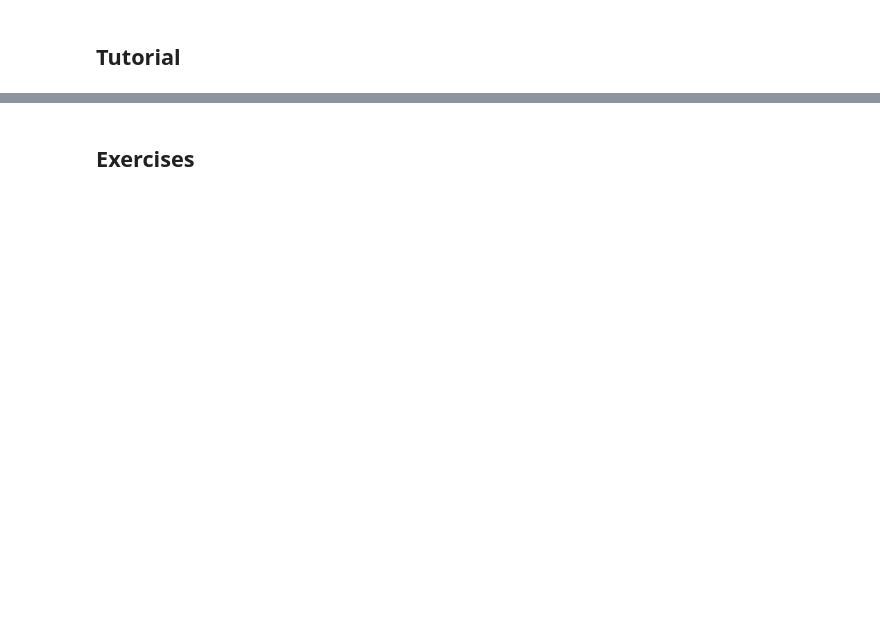
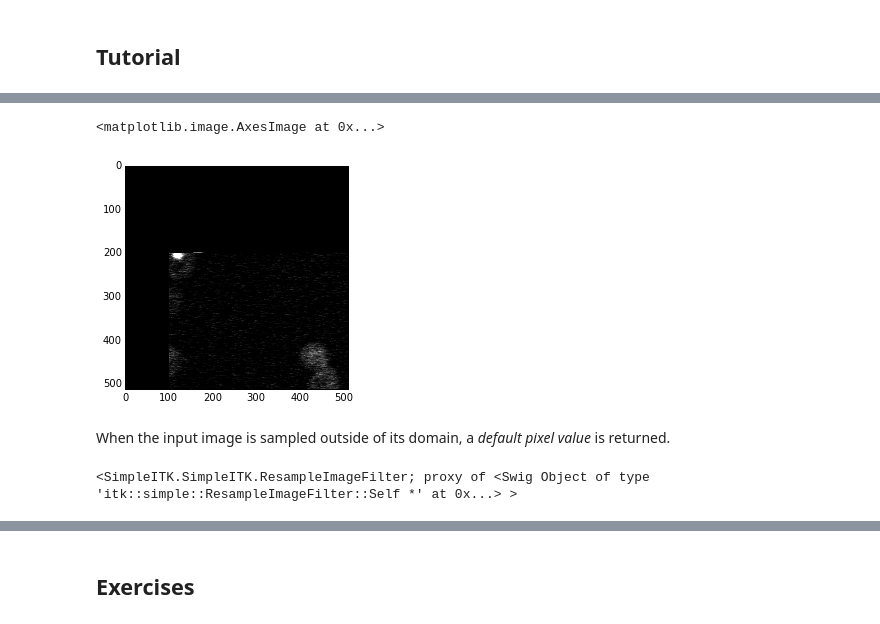
Before and after one commit to InsightSoftwareConsortium/SimpleITKWorkshopImageJ2015, a Jupyter notebook: 4_Resampling_Images.ipynb, the cells around one changed output, grey strips where cells are left out. Saved outputs shown, nothing was run; the diff lists cells and outputs as text; code cells hidden in the pictures; blank space fills up the shorter version.

```diff
--- a/4_Resampling_Images.ipynb
+++ b/4_Resampling_Images.ipynb
@@ -46,0 +115,12 @@ For each pixel in the output image:
+# %%
+resampled_image = resampler.Execute(input_image)
+plt.imshow(sitk.GetArrayFromImage(resampled_image[:,:,4]), cmap='gray')
+# %% [output]
+<matplotlib.image.AxesImage at 0x...>
+[figure, added]
+# %% [markdown]
+When the input image is sampled outside of its domain, a *default pixel value* is returned.
+# %%
+resampler.SetDefaultPixelValue(150)
+# %% [output]
+<SimpleITK.SimpleITK.ResampleImageFilter; proxy of <Swig Object of type 'itk::simple::ResampleImageFilter::Self *' at 0x...> >
```
Also changed, not shown: parts of 19 cells of this notebook, 1 other file.
